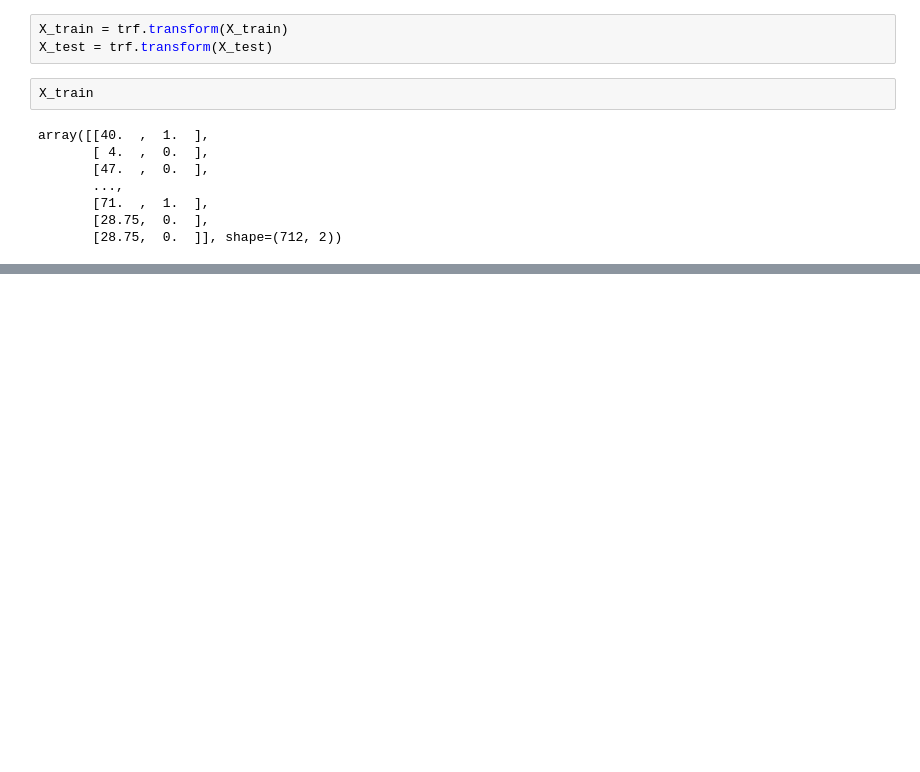
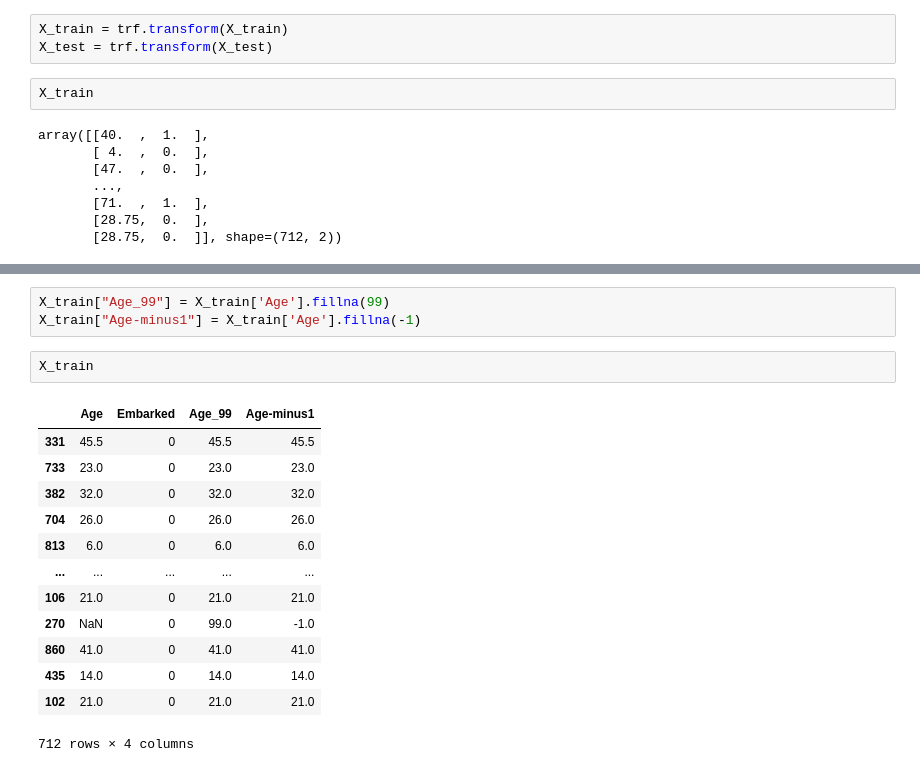
Before and after one commit to sunildhakad2004/Machine_Learning_100Days, a Jupyter notebook: day36-imputing-numerical-data.ipynb, the cells around one changed output, grey strips where cells are left out. Drawn from its saved outputs; the diff is of its cells as text; blank space fills up the shorter version.

```diff
--- a/day36-imputing-numerical-data.ipynb
+++ b/day36-imputing-numerical-data.ipynb
@@ -230,0 +268,19 @@ array([[40.  ,  1.  ],
+# %%
+X_train["Age_99"] = X_train['Age'].fillna(99)
+X_train["Age-minus1"] = X_train['Age'].fillna(-1)
+# %%
+X_train
+# %% [output]
+|  | Age | Embarked | Age_99 | Age-minus1 |
+| 331 | 45.5 | 0 | 45.5 | 45.5 |
+| 733 | 23.0 | 0 | 23.0 | 23.0 |
+| 382 | 32.0 | 0 | 32.0 | 32.0 |
+| 704 | 26.0 | 0 | 26.0 | 26.0 |
+| 813 | 6.0 | 0 | 6.0 | 6.0 |
+| ... | ... | ... | ... | ... |
+| 106 | 21.0 | 0 | 21.0 | 21.0 |
+| 270 | NaN | 0 | 99.0 | -1.0 |
+| 860 | 41.0 | 0 | 41.0 | 41.0 |
+| 435 | 14.0 | 0 | 14.0 | 14.0 |
+| 102 | 21.0 | 0 | 21.0 | 21.0 |
+712 rows × 4 columns
```
Also changed, not shown: parts of 15 cells of this notebook.
